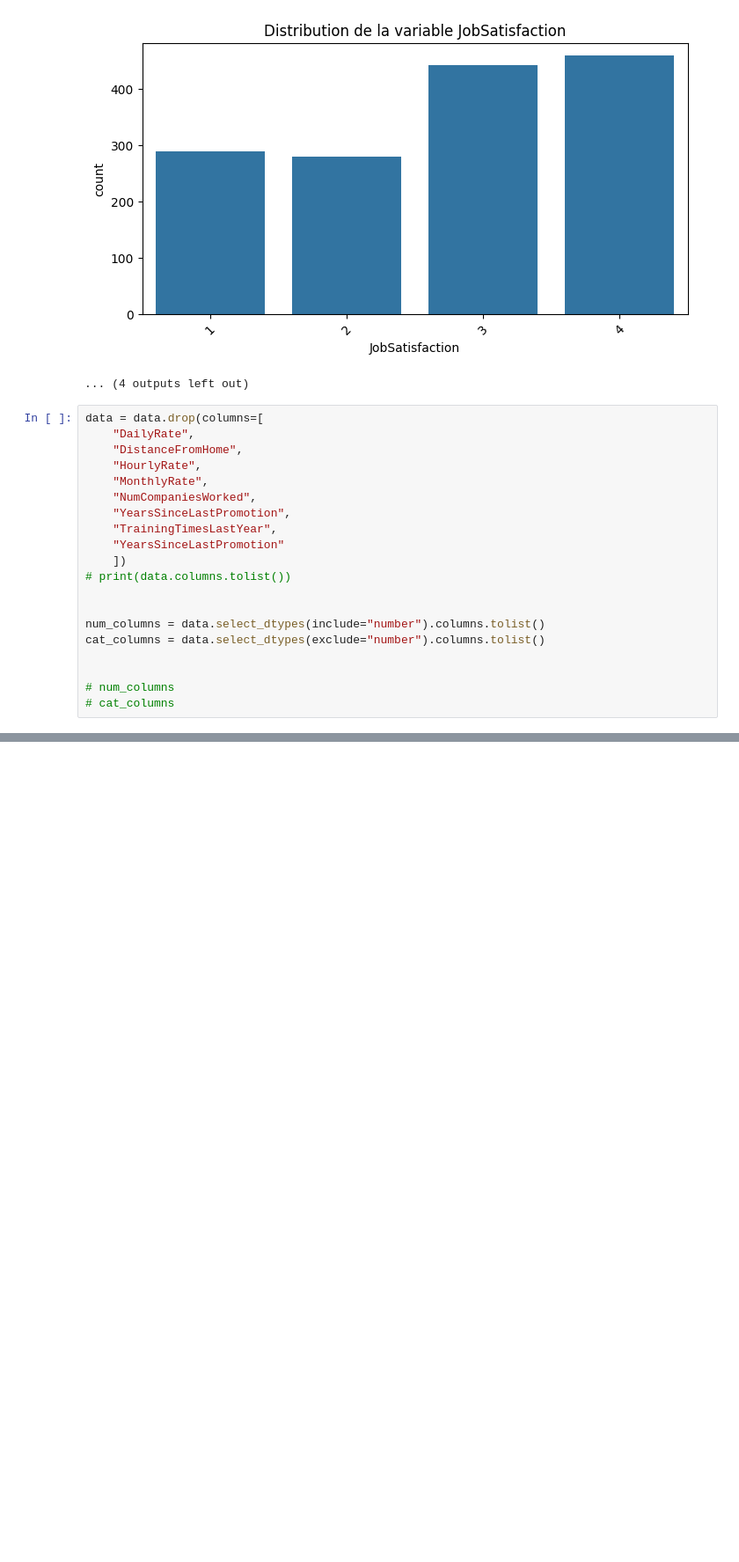
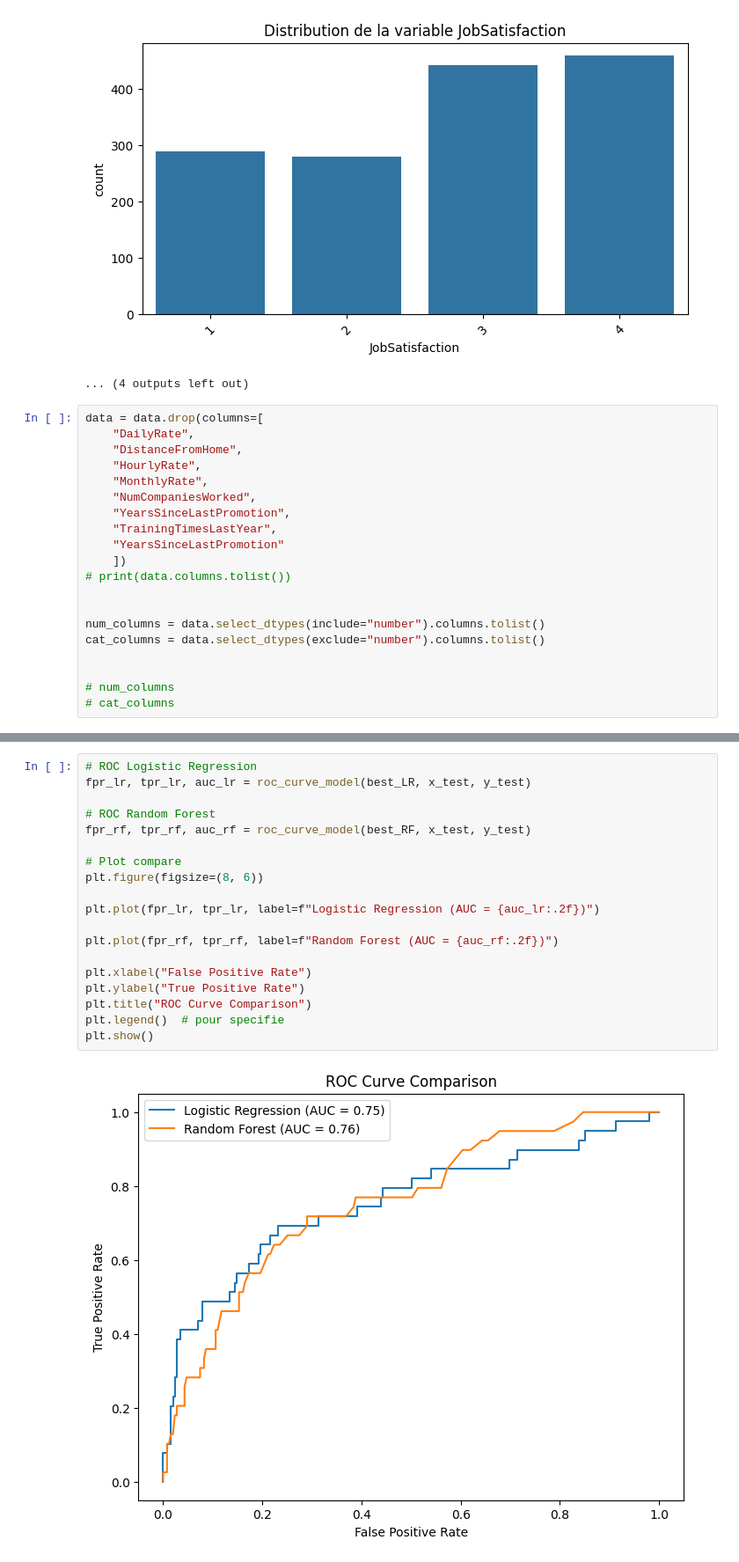
Before and after one commit to elhidarinouhayla/RetentionAI_Backend, a Jupyter notebook: ML/EDA.ipynb, the cells around one changed output, grey strips where cells are left out. Shown at 88% size. Drawn from its saved outputs; the diff is of its cells as text; blank space fills up the shorter version.

```diff
--- a/ML/EDA.ipynb
+++ b/ML/EDA.ipynb
@@ -215,0 +301,21 @@ f1 0.4918032786885246
+# %%
+# ROC Logistic Regression
+fpr_lr, tpr_lr, auc_lr = roc_curve_model(best_LR, x_test, y_test)
+
+# ROC Random Forest
+fpr_rf, tpr_rf, auc_rf = roc_curve_model(best_RF, x_test, y_test)
+
+# Plot compare
+plt.figure(figsize=(8, 6))
+
+plt.plot(fpr_lr, tpr_lr, label=f"Logistic Regression (AUC = {auc_lr:.2f})")
+
+plt.plot(fpr_rf, tpr_rf, label=f"Random Forest (AUC = {auc_rf:.2f})")
+
+plt.xlabel("False Positive Rate")
+plt.ylabel("True Positive Rate")
+plt.title("ROC Curve Comparison")
+plt.legend()  # pour specifie
+plt.show()
+# %% [output]
+[figure, added]
```
Also changed, not shown: parts of 15 cells of this notebook.
